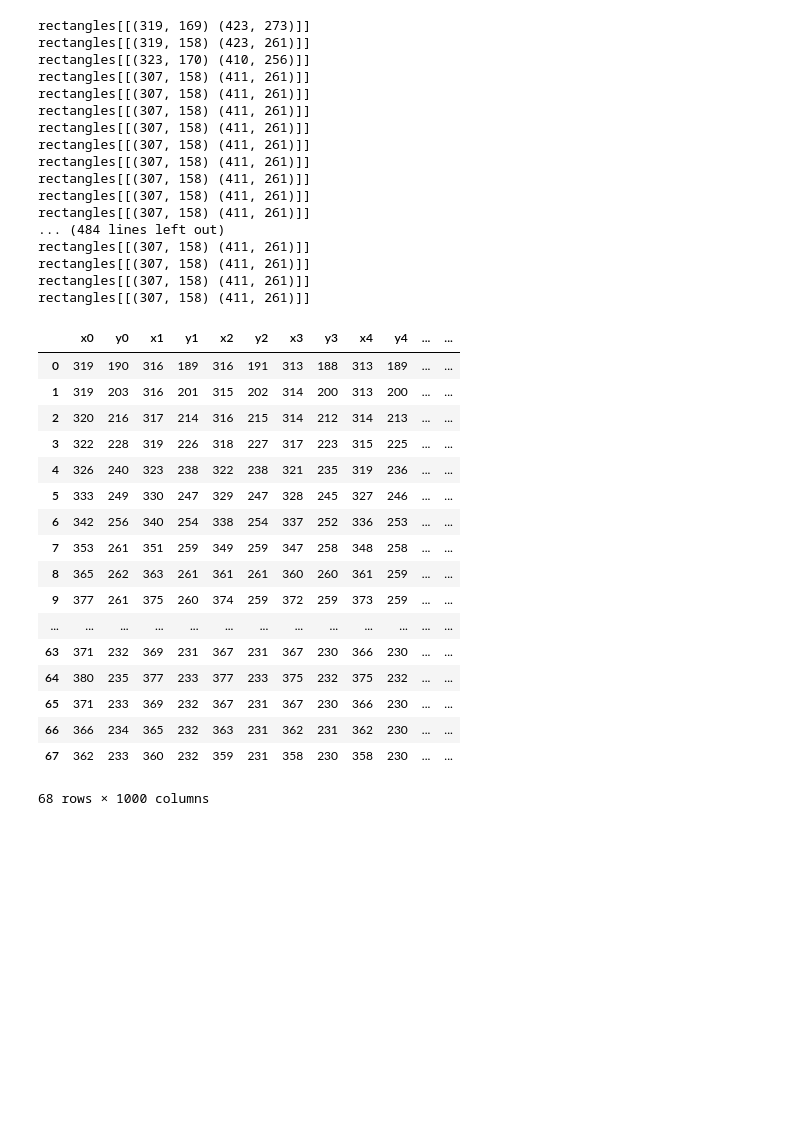
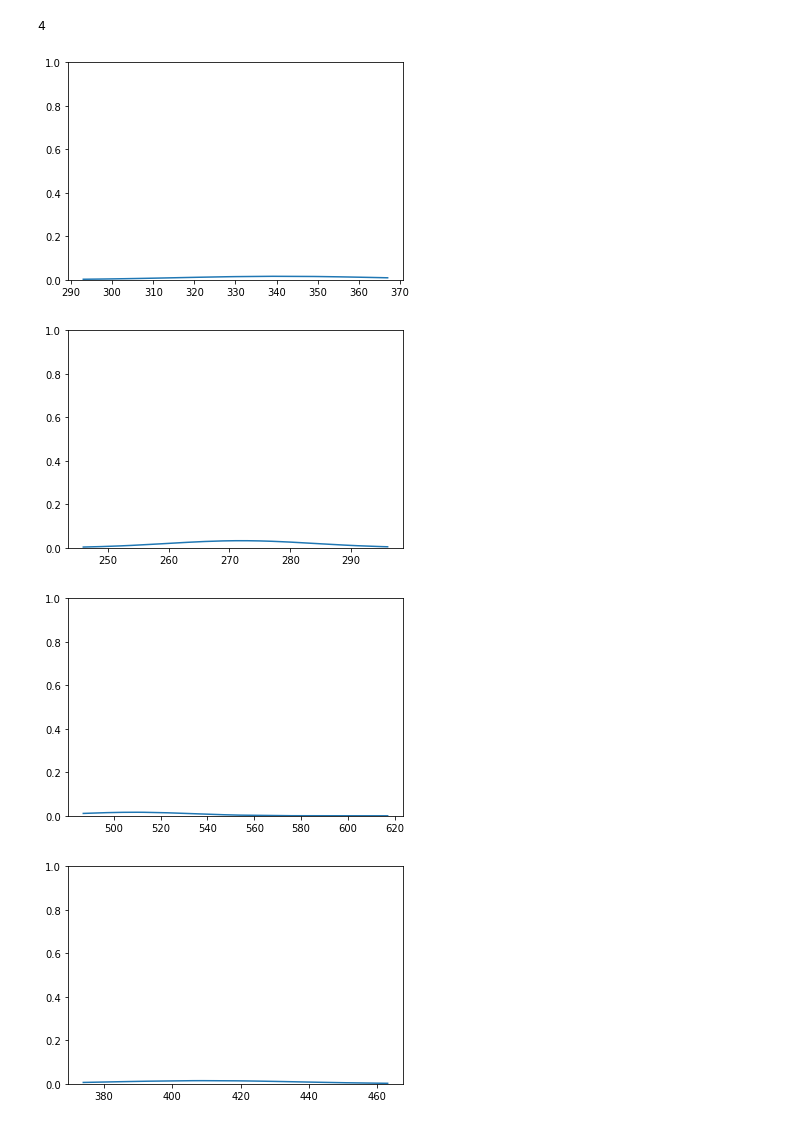
Before and after one commit to smdp2000/Smart_Monitoring_System-1, a Jupyter notebook: Untitled.ipynb, the cells around one changed output. Cells and saved outputs as stored; diff of their text form; code cells hidden in the pictures; blank space fills up the shorter version.

Commit message:
multiple students

```diff
--- a/Untitled.ipynb
+++ b/Untitled.ipynb
@@ -7,5 +28,8 @@ import pandas as pd
 # %%
 df = pd.DataFrame()
+students = {}
+
+
 cap = cv2.VideoCapture(0)
 detector = dlib.get_frontal_face_detector()
 predictor = dlib.shape_predictor("shape_predictor_68_face_landmarks.dat")
@@ -15,13 +39,16 @@ for i in range(500):
     gray = cv2.cvtColor(frame, cv2.COLOR_BGR2GRAY)
 
     faces = detector(gray)
-    print (faces)
+
     for face in faces:
+
         x1 = face.left()
         y1 = face.top()
         x2 = face.right()
         y2 = face.bottom()
         cv2.rectangle(frame, (x1, y1), (x2, y2), (0, 255, 0), 3)
+
+        f, students = find_face (x1, x2, students)
 
         landmarks = predictor(gray, face)
         xc = []
@@ -33,9 +60,8 @@ for i in range(500):
             yc.append(y)
             cv2.circle(frame, (x, y), 4, (255, 0, 0), -1)
 
-
-    df['x'+str(i)] = xc
-    df['y'+str(i)] = yc
+        students [f] ['df'] ['x'+str(i)] = xc
+        students [f] ['df'] ['y'+str(i)] = yc
 
     cv2.imshow("Frame", frame)
 
@@ -46,46 +72,3 @@ for i in range(500):
 
 cap.release ()
 cv2.destroyAllWindows ()
-# %% [output]
-rectangles[[(319, 169) (423, 273)]]
-rectangles[[(319, 158) (423, 261)]]
-rectangles[[(323, 170) (410, 256)]]
-rectangles[[(307, 158) (411, 261)]]
-rectangles[[(307, 158) (411, 261)]]
-rectangles[[(307, 158) (411, 261)]]
-rectangles[[(307, 158) (411, 261)]]
-rectangles[[(307, 158) (411, 261)]]
-rectangles[[(307, 158) (411, 261)]]
-rectangles[[(307, 158) (411, 261)]]
-rectangles[[(307, 158) (411, 261)]]
-rectangles[[(307, 158) (411, 261)]]
-... (484 lines left out)
-rectangles[[(307, 158) (411, 261)]]
-rectangles[[(307, 158) (411, 261)]]
-rectangles[[(307, 158) (411, 261)]]
-rectangles[[(307, 158) (411, 261)]]
-# %%
-df
-# %% [output]
-|  | x0 | y0 | x1 | y1 | x2 | y2 | x3 | y3 | x4 | y4 | ... | ... |
-| 0 | 319 | 190 | 316 | 189 | 316 | 191 | 313 | 188 | 313 | 189 | ... | ... |
-| 1 | 319 | 203 | 316 | 201 | 315 | 202 | 314 | 200 | 313 | 200 | ... | ... |
-| 2 | 320 | 216 | 317 | 214 | 316 | 215 | 314 | 212 | 314 | 213 | ... | ... |
-| 3 | 322 | 228 | 319 | 226 | 318 | 227 | 317 | 223 | 315 | 225 | ... | ... |
-| 4 | 326 | 240 | 323 | 238 | 322 | 238 | 321 | 235 | 319 | 236 | ... | ... |
-| 5 | 333 | 249 | 330 | 247 | 329 | 247 | 328 | 245 | 327 | 246 | ... | ... |
-| 6 | 342 | 256 | 340 | 254 | 338 | 254 | 337 | 252 | 336 | 253 | ... | ... |
-| 7 | 353 | 261 | 351 | 259 | 349 | 259 | 347 | 258 | 348 | 258 | ... | ... |
-| 8 | 365 | 262 | 363 | 261 | 361 | 261 | 360 | 260 | 361 | 259 | ... | ... |
-| 9 | 377 | 261 | 375 | 260 | 374 | 259 | 372 | 259 | 373 | 259 | ... | ... |
-| ... | ... | ... | ... | ... | ... | ... | ... | ... | ... | ... | ... | ... |
-| 63 | 371 | 232 | 369 | 231 | 367 | 231 | 367 | 230 | 366 | 230 | ... | ... |
-| 64 | 380 | 235 | 377 | 233 | 377 | 233 | 375 | 232 | 375 | 232 | ... | ... |
-| 65 | 371 | 233 | 369 | 232 | 367 | 231 | 367 | 230 | 366 | 230 | ... | ... |
-| 66 | 366 | 234 | 365 | 232 | 363 | 231 | 362 | 231 | 362 | 230 | ... | ... |
-| 67 | 362 | 233 | 360 | 232 | 359 | 231 | 358 | 230 | 358 | 230 | ... | ... |
-68 rows × 1000 columns
-# %%
-nt = df.values [33].tolist()
-ntx = nt [0::2]
-ntx.sort()
@@ -94 +75,21 @@ from scipy.stats import norm
+# %%
+len (students)
+# %% [output]
+4
+# %%
+for s in students:
+
+    nt = students [s] ['df'].values [33].tolist()
+    ntx = nt [0::2]
+    ntx.sort()
+    mean = np.mean (ntx)
+    sigma = np.std (ntx)
+    plt.ylim ((0, 1))
+    plt.plot (ntx, norm.pdf (ntx, mean, sigma))
+    plt.show ()
+# %% [output]
+[figure, added]
+[figure, added]
+[figure, added]
+[figure, added]
 # %%
```
Also changed, not shown: parts of 14 cells of this notebook.
